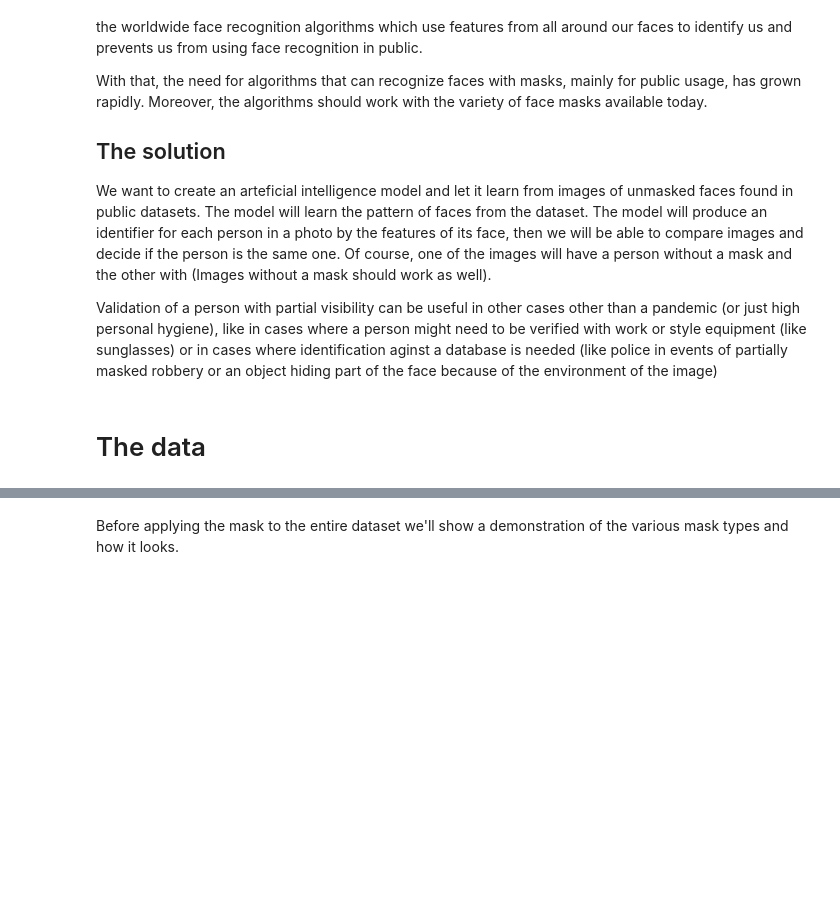
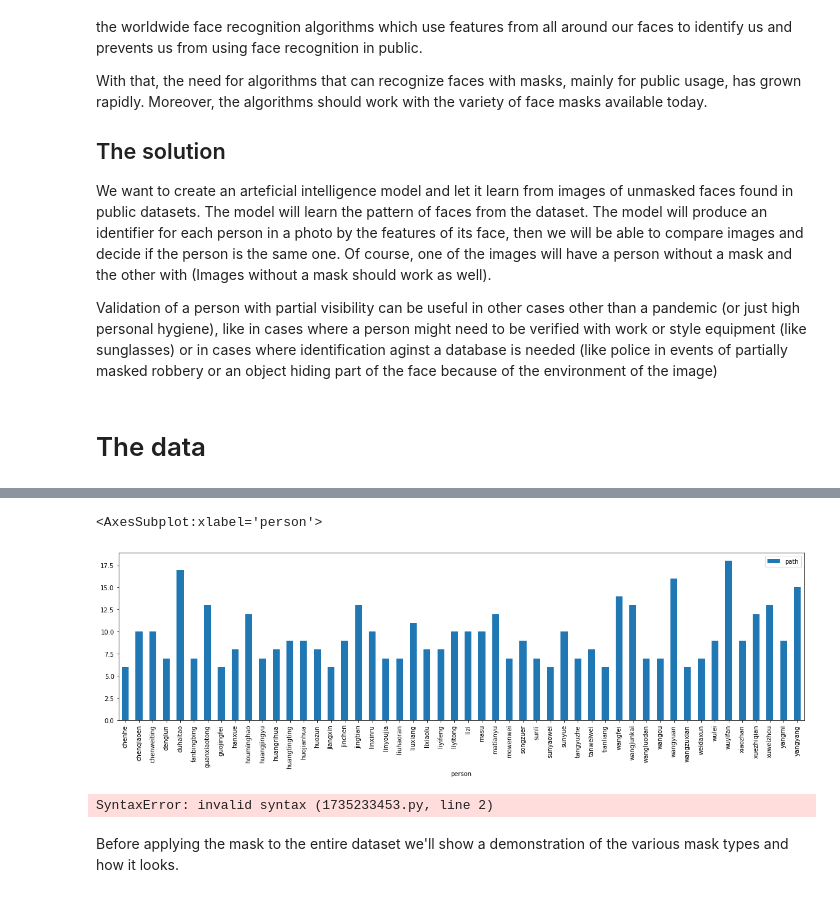
Before and after one commit to ofekari/MaskedFaceDetection, a Jupyter notebook: MaskedFaceDetectionNotebook.ipynb, the cells around one changed output, grey strips where cells are left out. Saved outputs shown, nothing was run; the diff lists cells and outputs as text; code cells hidden in the pictures; blank space fills up the shorter version.

Commit message:
added EDA for masked dataset

```diff
--- a/MaskedFaceDetectionNotebook.ipynb
+++ b/MaskedFaceDetectionNotebook.ipynb
@@ -108,0 +114,10 @@ That would require us to detect the face in the image, extract the right feature
+# %%
+BASE_PATH = "datazip/AFDB_face_dataset/"
+train = []
+for path in glob.iglob(os.path.join(BASE_PATH, "**", "*.jpg")):
+    person = path.split("/")[-2]
+    train.append({"person":person, "path": path})
+
+train = pd.DataFrame(train)
+train = train.groupby("person").size().reset_index(name="num_pictures")
+train.head(10)
@@ -108,0 +142,10 @@ That would require us to detect the face in the image, extract the right feature
+# %%
+BASE_PATH = "datazip/AFDB_face_dataset/"
+train = []
+for path in glob.iglob(os.path.join(BASE_PATH, "**", "*.jpg")):
+    person = path.split("/")[-2]
+    train.append({"person":person, "path": path})
+
+train = pd.DataFrame(train)
+train = train.groupby("person").size()
+train.min()
@@ -108,0 +156,10 @@ That would require us to detect the face in the image, extract the right feature
+# %%
+BASE_PATH = "datazip/AFDB_masked_face_dataset/"
+train = []
+for path in glob.iglob(os.path.join(BASE_PATH, "**", "*.jpg")):
+    person = path.split("/")[-2]
+    train.append({"person":person, "path": path})
+
+train = pd.DataFrame(train)
+train = train.groupby("person").size().reset_index(name="num_pictures")
+train.groupby("person").count()
@@ -108,0 +181,10 @@ That would require us to detect the face in the image, extract the right feature
+# %%
+BASE_PATH = "datazip/AFDB_masked_face_dataset/"
+train = []
+for path in glob.iglob(os.path.join(BASE_PATH, "**", "*.jpg")):
+    person = path.split("/")[-2]
+    train.append({"person":person, "path": path})
+
+train = pd.DataFrame(train)
+train = train.groupby("person").filter(lambda x: len(x) > 5)
+train.groupby("person").count()
@@ -109,3 +206,22 @@ That would require us to detect the face in the image, extract the right feature
+# %%
+train.groupby("person").count()[:50].plot(kind='bar', figsize=(20,5))
+# %% [output]
+<AxesSubplot:xlabel='person'>
+[figure, added]
+# %%
+## Pre-processing
+Pre-processing is an important part of every data science project to ensure the data is uniformed and ready for the execution of the algorithms. There are plenty of techniques to pre-process images, we will try various techniques and compare their performance on the results of the execution of the algorithms in terms of time and quality.
+
+### Pre-processing techniques
+Alignment - Image alignment is used to align the object in the image to a standard form, shape and angle so that the algorithms will have uniformed data and will be able to produce better results without the noise.
+
+Augmentation - Image augmentation is used to create changes in the images, e.g. 3D Augmentation (3D face rotation), color changes, de-alignment, etc. This is used to let the algorithms learn from a bigger and more diverse variety of exaples to reach better results in terms of coverage, edge cases and overall performance.
+..
+## Masked dataset
+In order to test and train the algorithms we needed dataset which includes faces with and without masks. We decided to create our own dataset by using the public faces datasets and add face masks artificially.
+That would require us to detect the face in the image, extract the right features and draw a mask over the standard area, which includes the chin, mouth, cheeks and nose.
+# %% [output]
+SyntaxError: invalid syntax (1735233453.py, line 2)
 # %% [markdown]
 Before applying the mask to the entire dataset we'll show a demonstration of the various mask types and how it looks.
 # %%
```
Also changed, not shown: parts of 9 cells of this notebook.
